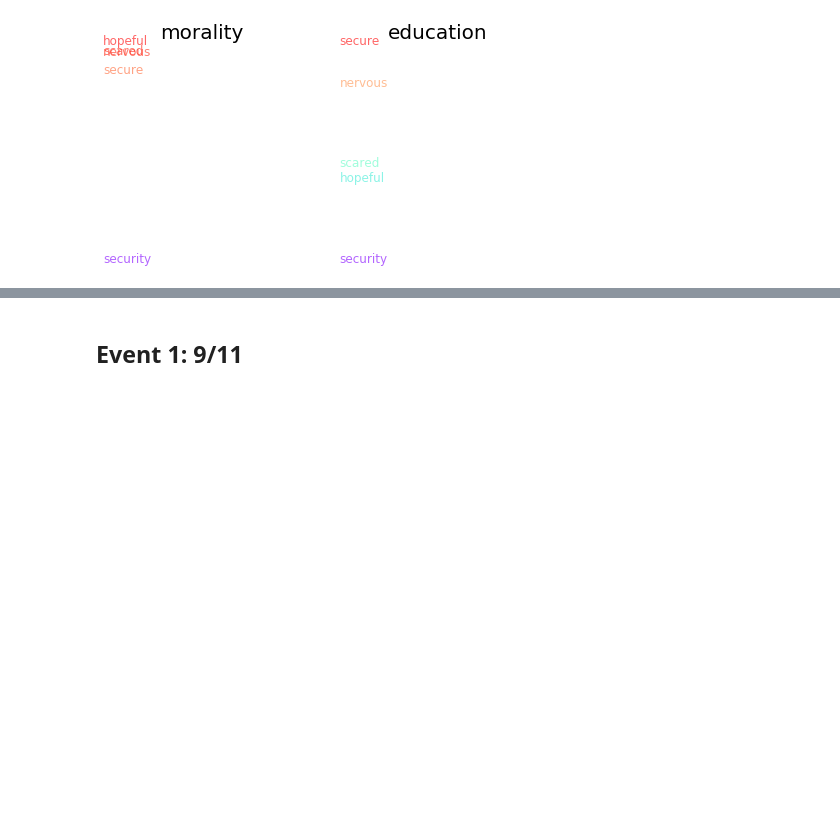
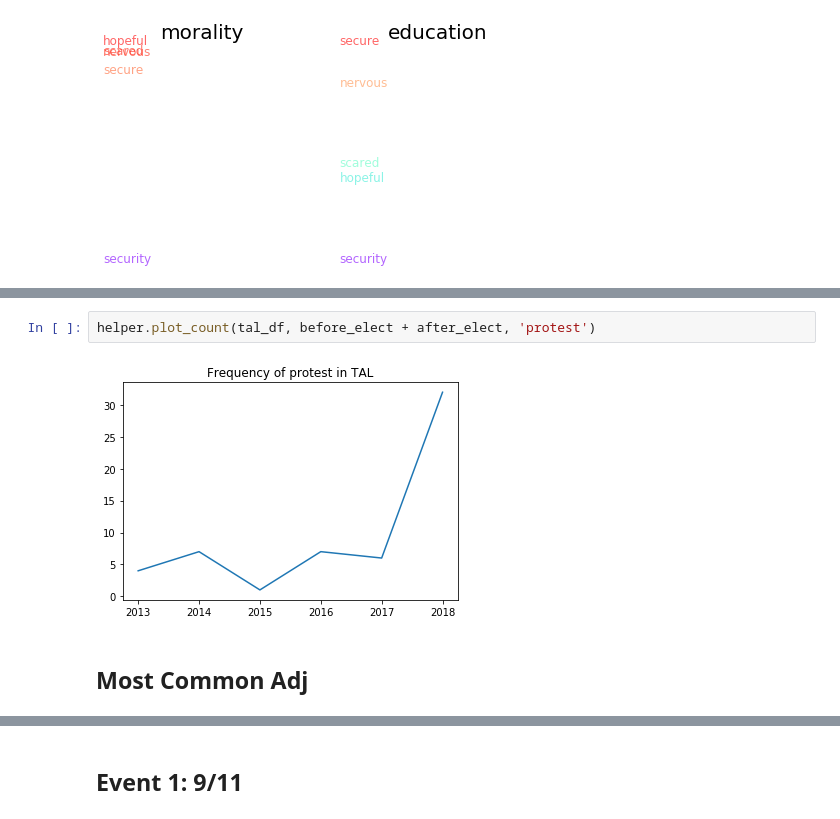
Before and after one commit to laurenjli/nlp-tal, a Jupyter notebook: financial_crisis_analysis.ipynb, the cells around one changed output, grey strips where cells are left out. Drawn from its saved outputs; the diff is of its cells as text; blank space fills up the shorter version.

```diff
--- a/financial_crisis_analysis.ipynb
+++ b/financial_crisis_analysis.ipynb
@@ -507,0 +637,6 @@ Emotions
+# %%
+helper.plot_count(tal_df, before_elect + after_elect, 'protest')
+# %% [output]
+[figure, added]
+# %% [markdown]
+## Most Common Adj
```
Also changed, not shown: parts of 42 cells of this notebook.
